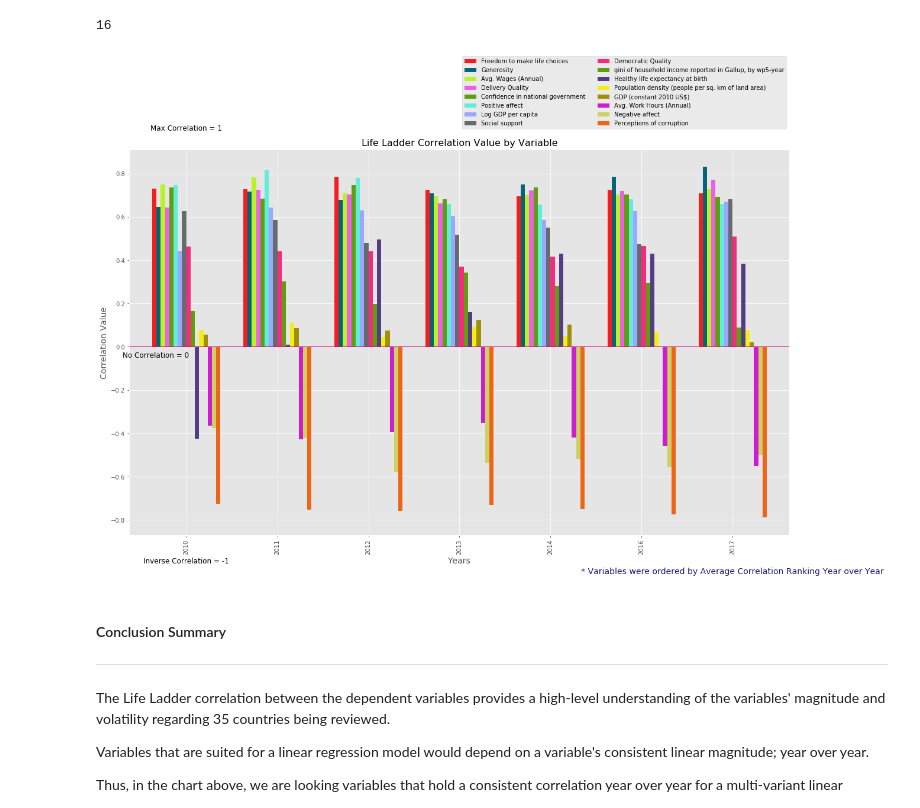
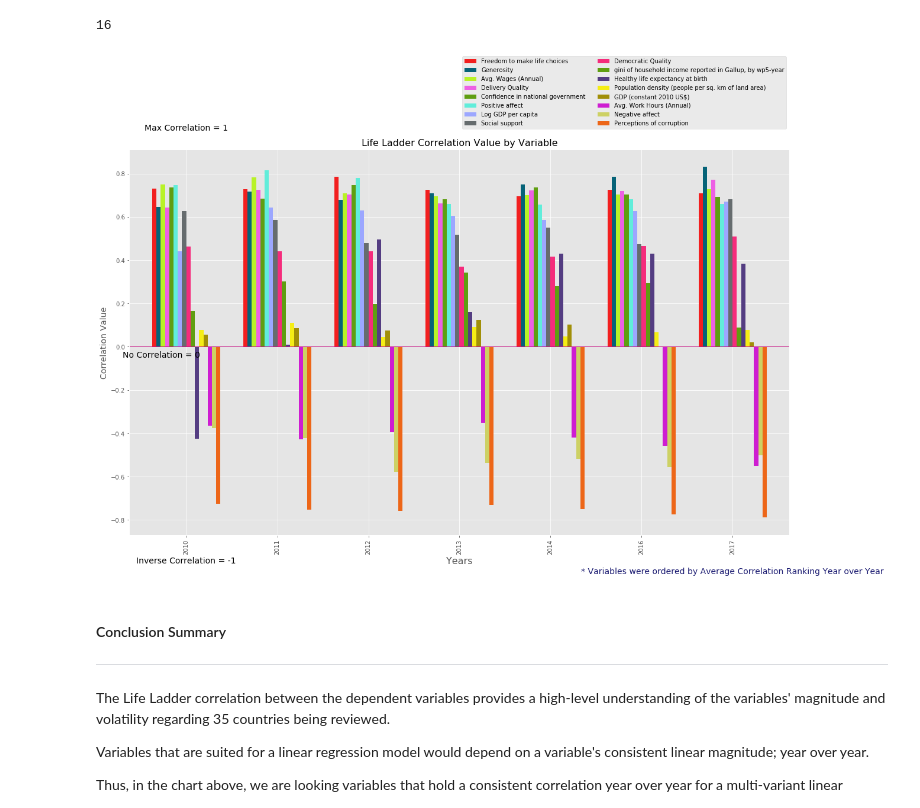
Before and after one commit to JosefinaAureaAmaro/04_Project_Python_MachineLearning, a Jupyter notebook: static/py/Josefina_Machine_Learning.ipynb, the cells around one changed output. Drawn from its saved outputs; the diff is of its cells as text; code cells hidden in the pictures.

```diff
--- a/static/py/Josefina_Machine_Learning.ipynb
+++ b/static/py/Josefina_Machine_Learning.ipynb
@@ -355,32 +363,32 @@ len(colors)
 # %%
 # to graph the variance in life ladder correlation values year over year
 y = dep_var_columns
 y_pos = np.arange(len(years))
 
 #chart
 ax = annual_life_ladder_corr_table_rev1.plot(x='Year', y=y, kind='bar', color=colors, width=.75)
 
 #legend
 ax.legend(bbox_to_anchor=(1, 1.25),loc='lower', ncol=2)
 
 # to highlight no correlation
 ax.axhline(y=0, color='mediumvioletred',linewidth=1)
 
 # to insert comment
-ax.text(0,1, 'Max Correlation = 1',ha='center', fontsize=12)
-ax.text(0,-1, 'Inverse Correlation = -1', ha='center', fontsize=12)
-ax.text(-.7,-.05, 'No Correlation = 0', fontsize=12)
+ax.text(0,1, 'Max Correlation = 1',ha='center', fontsize=14)
+ax.text(0,-1, 'Inverse Correlation = -1', ha='center', fontsize=14)
+ax.text(-.7,-.05, 'No Correlation = 0', fontsize=14)
 ax.text(6,-1.05, '* Variables were ordered by Average Correlation Ranking Year over Year', ha='center', color='midnightblue', fontsize=14)
 
 
 #axis labels
-ax.set_xlabel('Years', fontsize = 14)
+ax.set_xlabel('Years', fontsize = 16)
 ax.set_ylabel('Correlation Value', fontsize=14)
 ax.set_title(r'Life Ladder Correlation Value by Variable', fontsize=16);
 
 plt.savefig('../charts/Life_Ladder_Correlation_Value.svg',format="svg",bbox_inches='tight')
 # %% [output]
-[figure, old version]
+[figure, new version]
 # %% [markdown]
 #### Conclusion Summary
 ----------------------------------
```
Also changed, not shown: parts of 53 cells of this notebook, 1 other file.
